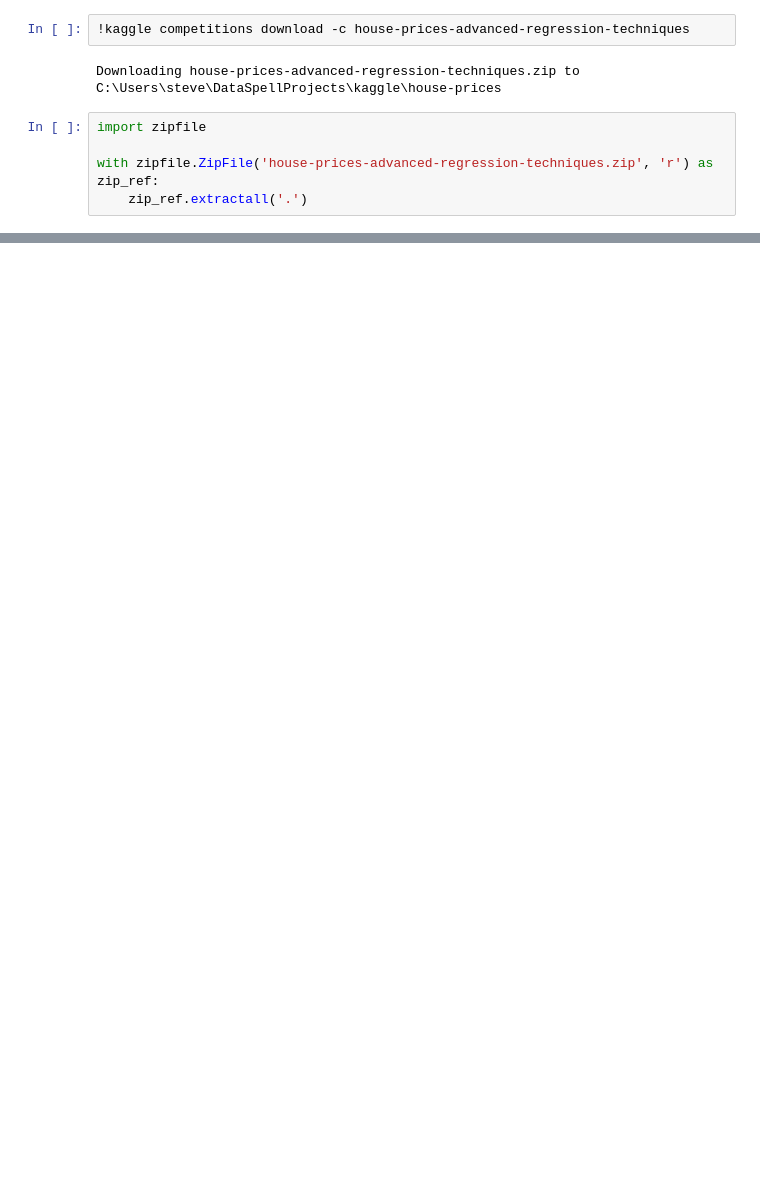
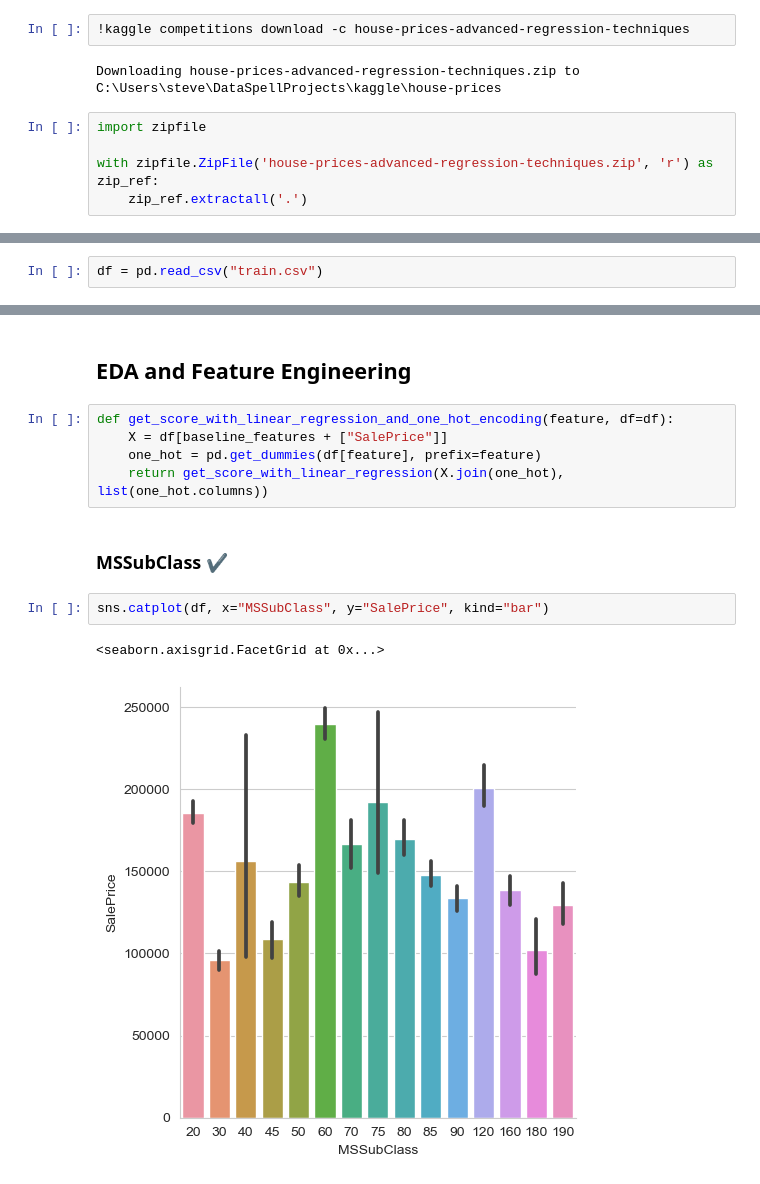
Before and after one commit to stevelukis/ml-notebooks, a Jupyter notebook: house-prices/house-prices.ipynb, the cells around one changed output, grey strips where cells are left out. Saved outputs shown, nothing was run; the diff lists cells and outputs as text; blank space fills up the shorter version.

```diff
--- a/house-prices/house-prices.ipynb
+++ b/house-prices/house-prices.ipynb
@@ -37,0 +13,2 @@ memory usage: 924.0+ KB
+# %%
+df = pd.read_csv("train.csv")
@@ -37,0 +84,14 @@ memory usage: 924.0+ KB
+# %% [markdown]
+## EDA and Feature Engineering
+# %%
+def get_score_with_linear_regression_and_one_hot_encoding(feature, df=df):
+    X = df[baseline_features + ["SalePrice"]]
+    one_hot = pd.get_dummies(df[feature], prefix=feature)
+    return get_score_with_linear_regression(X.join(one_hot), list(one_hot.columns))
+# %% [markdown]
+### MSSubClass ✔
+# %%
+sns.catplot(df, x="MSSubClass", y="SalePrice", kind="bar")
+# %% [output]
+<seaborn.axisgrid.FacetGrid at 0x...>
+[figure, added]
```
Also changed, not shown: parts of 138 cells of this notebook, 1 other file.
